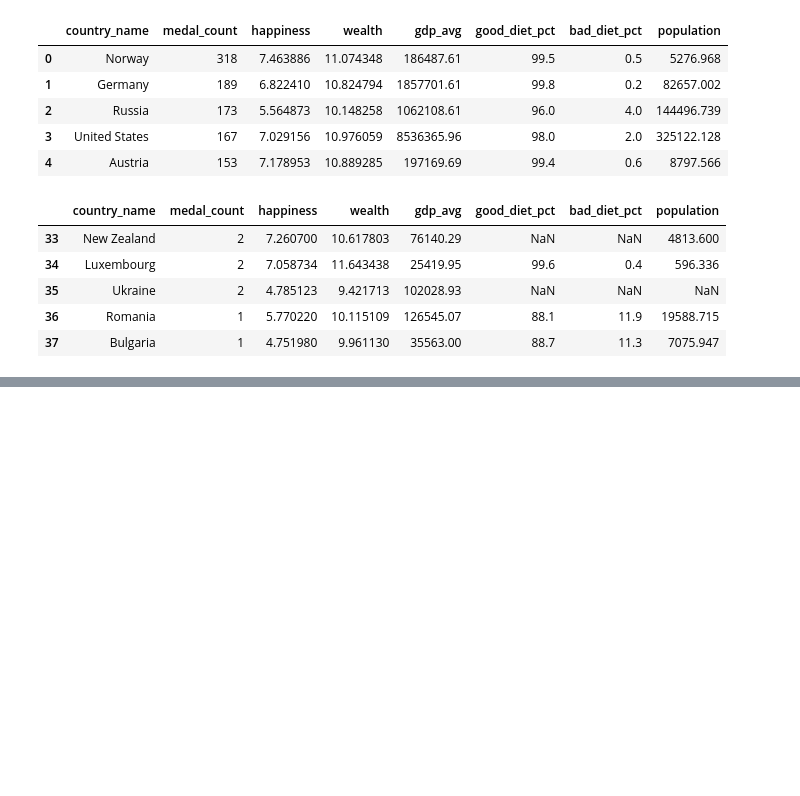
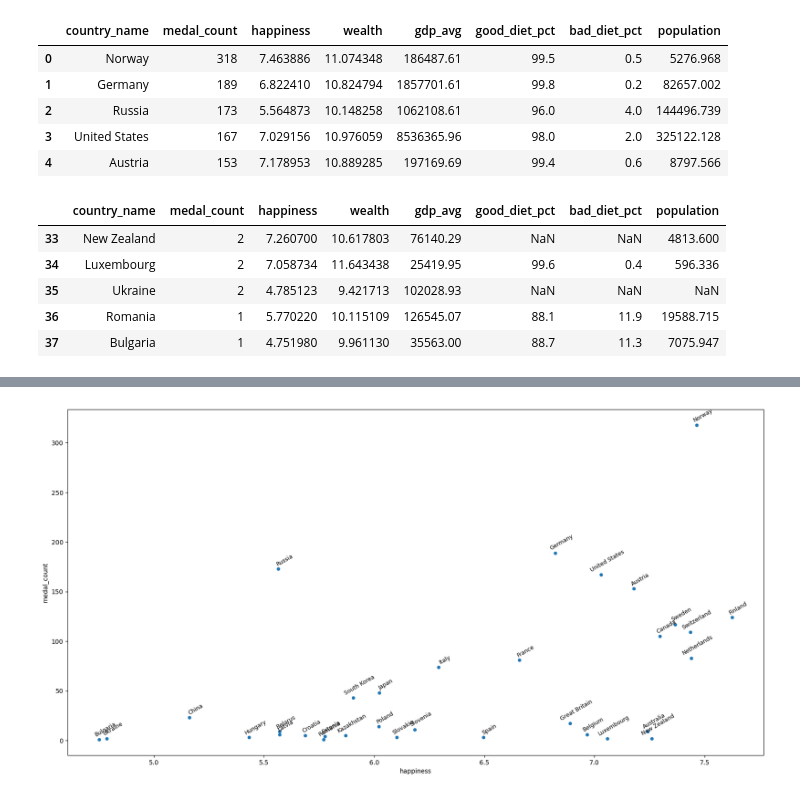
Before and after one commit to JimGile/group3-project1, a Jupyter notebook: src/af_medal_detail_corr_simplified_2.ipynb, the cells around one changed output, grey strips where cells are left out. Saved outputs shown, nothing was run; the diff lists cells and outputs as text; code cells hidden in the pictures; blank space fills up the shorter version.

```diff
--- a/src/af_medal_detail_corr_simplified_2.ipynb
+++ b/src/af_medal_detail_corr_simplified_2.ipynb
@@ -376,0 +293,7 @@ df.set_index('country_name').corr()
+# %%
+ax = df.plot(x='happiness', y='medal_count', kind='scatter', figsize=(20, 10))
+for i, row in df.iterrows():
+    ax.annotate(row['country_name'], (row['happiness'], row['medal_count']), rotation=30, fontsize=9, textcoords="offset points", xytext=(10,5), ha='center')
+plt.show()
+# %% [output]
+[figure, added]
```
Also changed, not shown: parts of 10 cells of this notebook, 2 other files.
